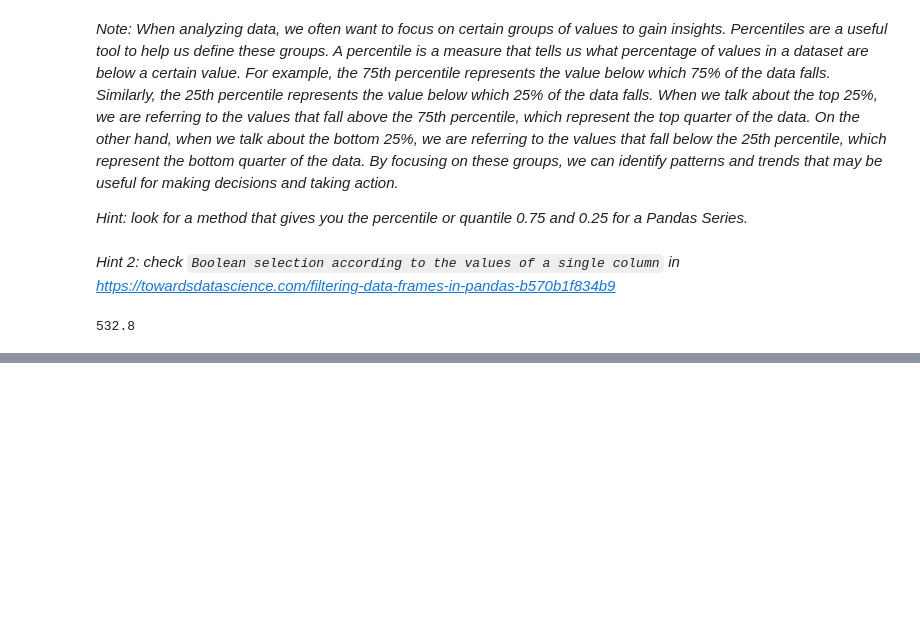
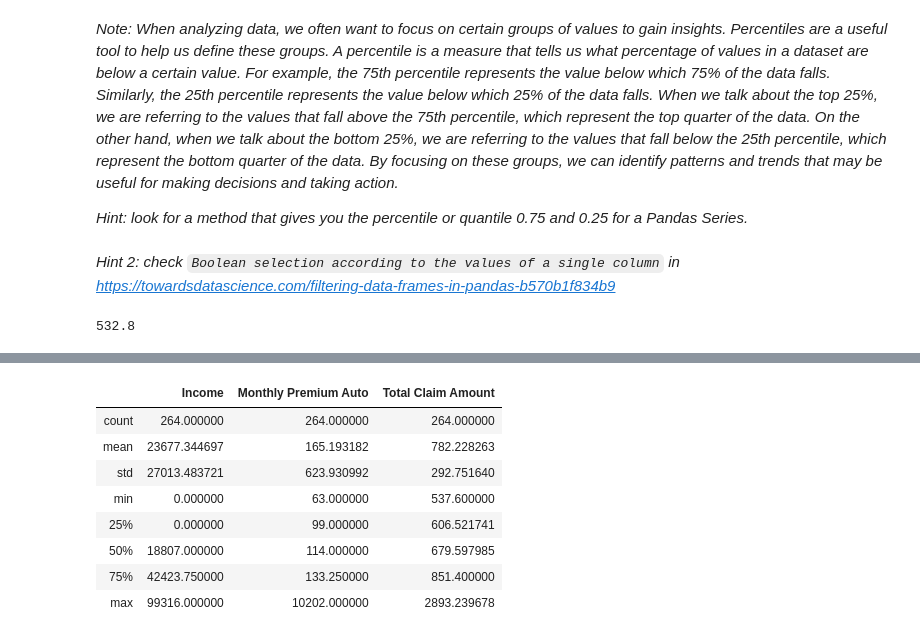
Before and after one commit to Agataplucienik/IronlabAgata, a Jupyter notebook: Week 2/lab-dw-pandas.ipynb, the cells around one changed output, grey strips where cells are left out. Cells and saved outputs as stored; diff of their text form; code cells hidden in the pictures; blank space fills up the shorter version.

```diff
--- a/Week 2/lab-dw-pandas.ipynb
+++ b/Week 2/lab-dw-pandas.ipynb
@@ -282,4 +282,6 @@ mask=insurance['Total Claim Amount'].quantile(q=0.75)
 mask
 # %% [output]
 532.8
+# %%
+top=insurance[insurance['Total Claim Amount']>mask]
 # %%
@@ -300,0 +318,12 @@ insurance[insurance['Total Claim Amount']>mask]
+# %%
+top.describe()
+# %% [output]
+|  | Income | Monthly Premium Auto | Total Claim Amount |
+| count | 264.000000 | 264.000000 | 264.000000 |
+| mean | 23677.344697 | 165.193182 | 782.228263 |
+| std | 27013.483721 | 623.930992 | 292.751640 |
+| min | 0.000000 | 63.000000 | 537.600000 |
+| 25% | 0.000000 | 99.000000 | 606.521741 |
+| 50% | 18807.000000 | 114.000000 | 679.597985 |
+| 75% | 42423.750000 | 133.250000 | 851.400000 |
+| max | 99316.000000 | 10202.000000 | 2893.239678 |
```
Also changed, not shown: parts of 2 cells of this notebook, 3 other files.
